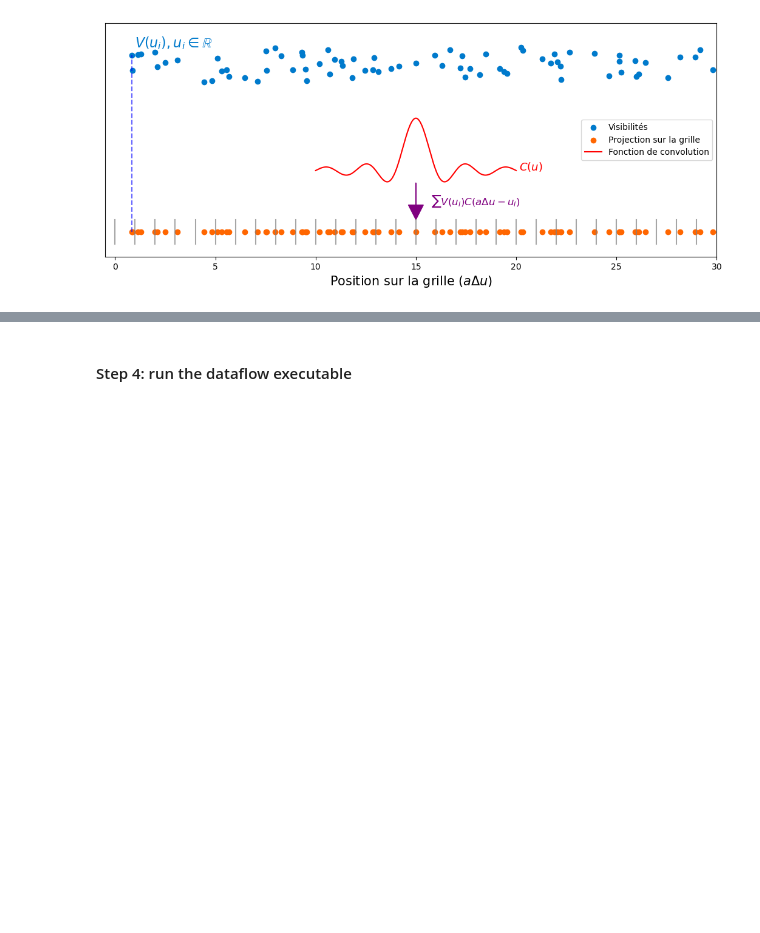
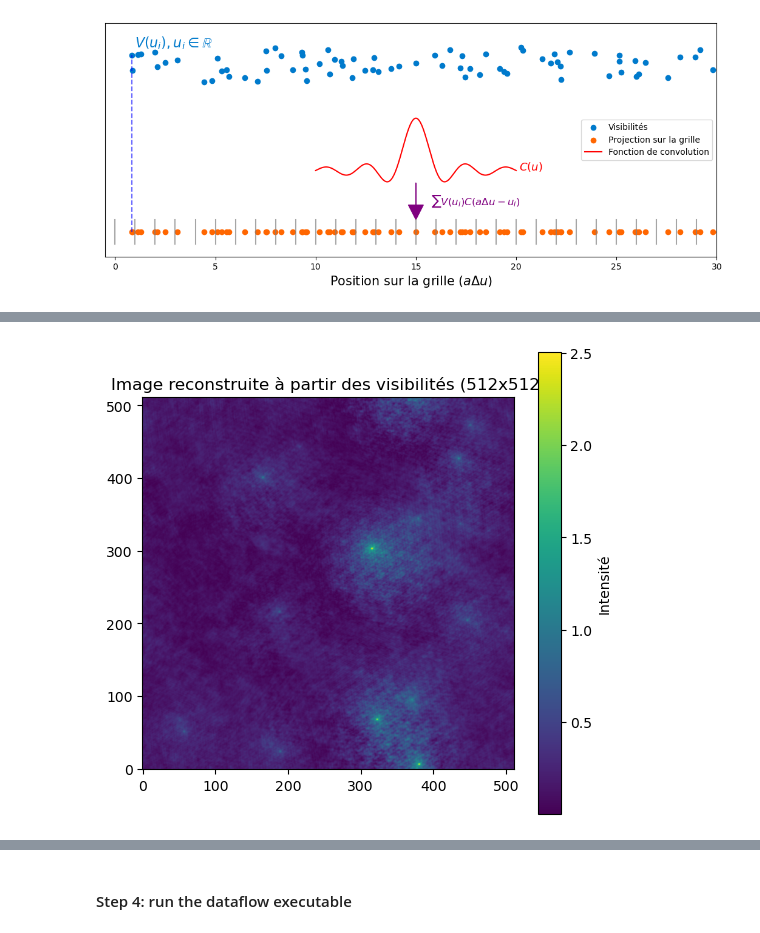
Before and after one commit to Ophelie-Renaud/measurementset-simulator, a Jupyter notebook: dataflow_simulator/ms_from_fits_dataflow.ipynb, the cells around one changed output, grey strips where cells are left out. Cells and saved outputs as stored; diff of their text form; code cells hidden in the pictures; blank space fills up the shorter version.

```diff
--- a/dataflow_simulator/ms_from_fits_dataflow.ipynb
+++ b/dataflow_simulator/ms_from_fits_dataflow.ipynb
@@ -64,0 +78,6 @@ plt.show()
+# %%
+from script.fft_reconstruction import *
+
+reconstruct_image("../example/GLEAM_small_visibilities_corrupted.csv", 512)
+# %% [output]
+[figure, added]
```
Also changed, not shown: parts of 25 cells of this notebook, 57 other files.
